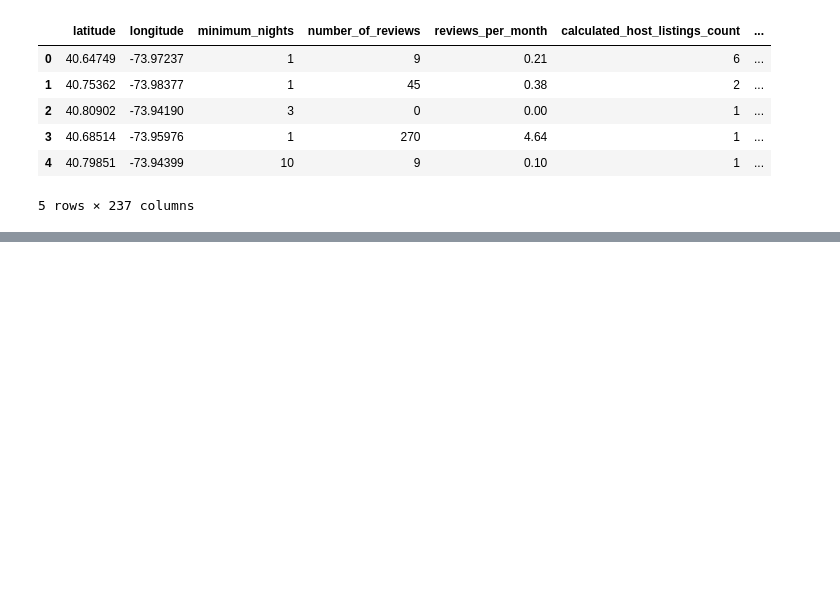
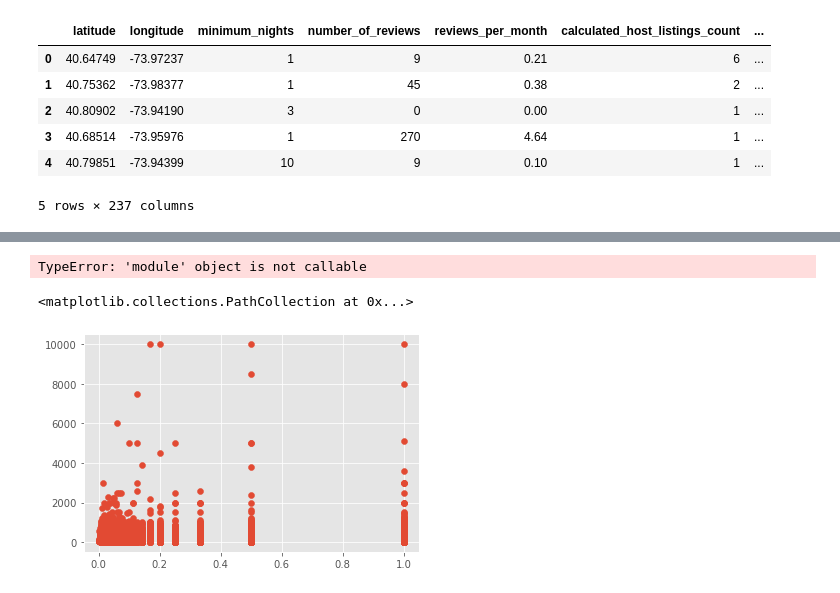
Before and after one commit to Nicole-LijuanChen/NYC-Airbnb-Rental-Prices-Prediction, a Jupyter notebook: eda.ipynb, the cells around one changed output, grey strips where cells are left out. Cells and saved outputs as stored; diff of their text form; code cells hidden in the pictures; blank space fills up the shorter version.

```diff
--- a/eda.ipynb
+++ b/eda.ipynb
@@ -345,3 +350,5 @@ df1 = pd.read_csv('data/processed_data.csv')
 df1.shape
 # %% [output]
 (48879, 237)
+# %%
+df1 = df1[df1['price'] >0]
@@ -355,3 +374,5 @@ df1.head()
 | 3 | 40.68514 | -73.95976 | 1 | 270 | 4.64 | 1 | ... |
 | 4 | 40.79851 | -73.94399 | 10 | 9 | 0.10 | 1 | ... |
 5 rows × 237 columns
+# %%
+df1['log_price'] = np.log(df1.price)
@@ -357,0 +389,9 @@ df1.head()
+# %%
+plt.scatters(x = df1.number_of_reviews, y = df1.price)
+# %% [output]
+TypeError: 'module' object is not callable
+# %%
+plt.scatter(x = 1/df1.number_of_reviews, y = df1.price)
+# %% [output]
+<matplotlib.collections.PathCollection at 0x...>
+[figure, added]
```
Also changed, not shown: parts of 3 cells of this notebook, 1 other file.
